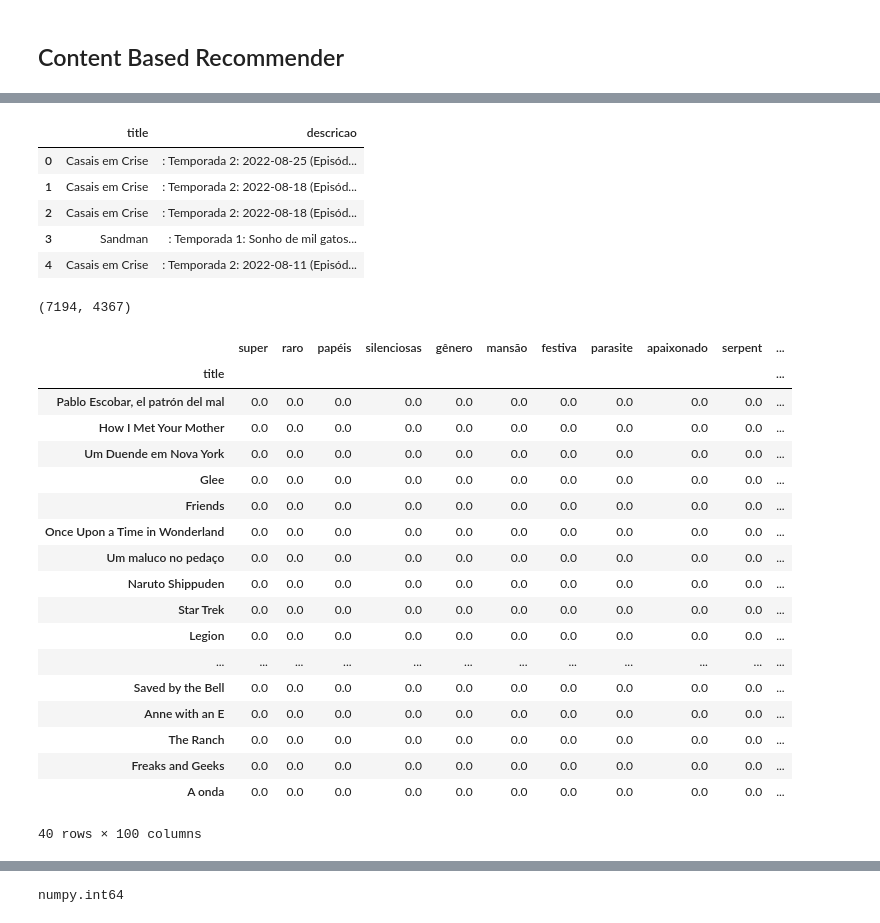
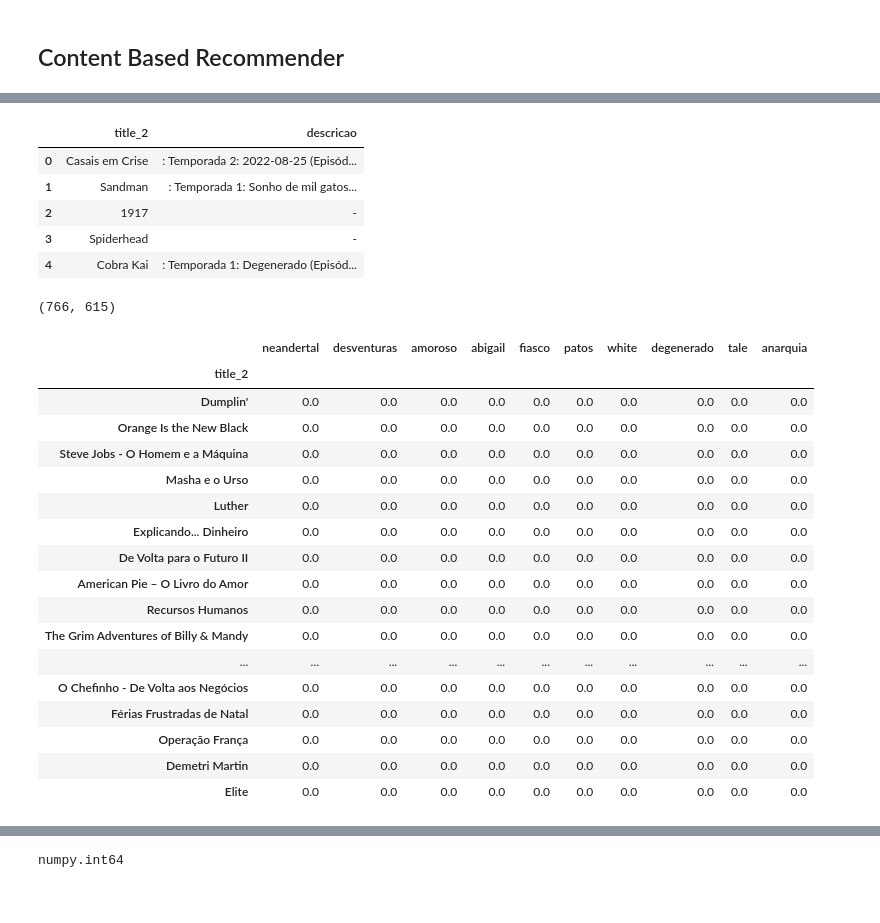
Before and after one commit to Raquelrs3/Netflix_Sistema_Recomendacao, a Jupyter notebook: Netflix_SR_C1_.ipynb, the cells around one changed output, grey strips where cells are left out. Saved outputs shown, nothing was run; the diff lists cells and outputs as text; code cells hidden in the pictures.

```diff
--- a/Netflix_SR_C1_.ipynb
+++ b/Netflix_SR_C1_.ipynb
@@ -461,0 +440,3 @@ df3.reset_index(drop=True, inplace=True)
+# %%
+#tirar duplicados na coluna title e juntar novamente ao dataframe
+df3["title_2"] = df3["title"].drop_duplicates()
@@ -461,0 +452,2 @@ df3.reset_index(drop=True, inplace=True)
+# %%
+df3.drop(["title"], axis=1, inplace=True)
@@ -463,6 +513,8 @@ df3.reset_index(drop=True, inplace=True)
 ## 3.1 Seleção das colunas
 # %%
 df3.drop(["start time", "duration", "attributes", "supplemental video type"], axis=1, inplace=True)
+# %%
+df3.dropna (axis = 0, inplace = True)
 # %% [markdown]
 # 4.0 EDA - Análise Exploratória dos Dados
 # %%
@@ -550,15 +616,13 @@ df6
-# %%
-df6 = df6["title"].drop_duplicates(inplace=True)
 # %%
-dados_modelo = df6[["title","descricao"]]
+dados_modelo = df6[["title_2","descricao"]]
 dados_modelo.head()
 # %% [output]
-|  | title | descricao |
+|  | title_2 | descricao |
 | 0 | Casais em Crise | : Temporada 2: 2022-08-25 (Episód... |
-| 1 | Casais em Crise | : Temporada 2: 2022-08-18 (Episód... |
-| 2 | Casais em Crise | : Temporada 2: 2022-08-18 (Episód... |
-| 3 | Sandman | : Temporada 1: Sonho de mil gatos... |
-| 4 | Casais em Crise | : Temporada 2: 2022-08-11 (Episód... |
+| 1 | Sandman | : Temporada 1: Sonho de mil gatos... |
+| 2 | 1917 | - |
+| 3 | Spiderhead | - |
+| 4 | Cobra Kai | : Temporada 1: Degenerado (Episód... |
 # %%
 tfidf = TfidfVectorizer(stop_words="english")
 # %%
@@ -572,32 +636,31 @@ tfidf_matrix = tfidf.fit_transform(df6["descricao"])
 # %%
 tfidf_matrix.shape
 # %% [output]
-(7194, 4367)
+(766, 615)
 # %%
 #print("Palavras extraídas",tfidf.get_feature_names())
 # %%
 # Matriz esparsa
-pd.DataFrame(tfidf_matrix.toarray(), columns=tfidf.get_feature_names(), index=df6.title).sample(100, axis=1).sample(40, axis=0)
+pd.DataFrame(tfidf_matrix.toarray(), columns=tfidf.get_feature_names(), index=df6.title_2).sample(10, axis=1).sample(20, axis=0)
 # %% [output]
-|  | super | raro | papéis | silenciosas | gênero | mansão | festiva | parasite | apaixonado | serpent | ... |
-| title |  |  |  |  |  |  |  |  |  |  | ... |
-| Pablo Escobar, el patrón del mal | 0.0 | 0.0 | 0.0 | 0.0 | 0.0 | 0.0 | 0.0 | 0.0 | 0.0 | 0.0 | ... |
-| How I Met Your Mother | 0.0 | 0.0 | 0.0 | 0.0 | 0.0 | 0.0 | 0.0 | 0.0 | 0.0 | 0.0 | ... |
-| Um Duende em Nova York | 0.0 | 0.0 | 0.0 | 0.0 | 0.0 | 0.0 | 0.0 | 0.0 | 0.0 | 0.0 | ... |
-| Glee | 0.0 | 0.0 | 0.0 | 0.0 | 0.0 | 0.0 | 0.0 | 0.0 | 0.0 | 0.0 | ... |
-| Friends | 0.0 | 0.0 | 0.0 | 0.0 | 0.0 | 0.0 | 0.0 | 0.0 | 0.0 | 0.0 | ... |
-| Once Upon a Time in Wonderland | 0.0 | 0.0 | 0.0 | 0.0 | 0.0 | 0.0 | 0.0 | 0.0 | 0.0 | 0.0 | ... |
-| Um maluco no pedaço | 0.0 | 0.0 | 0.0 | 0.0 | 0.0 | 0.0 | 0.0 | 0.0 | 0.0 | 0.0 | ... |
-| Naruto Shippuden | 0.0 | 0.0 | 0.0 | 0.0 | 0.0 | 0.0 | 0.0 | 0.0 | 0.0 | 0.0 | ... |
-| Star Trek | 0.0 | 0.0 | 0.0 | 0.0 | 0.0 | 0.0 | 0.0 | 0.0 | 0.0 | 0.0 | ... |
-| Legion | 0.0 | 0.0 | 0.0 | 0.0 | 0.0 | 0.0 | 0.0 | 0.0 | 0.0 | 0.0 | ... |
-| ... | ... | ... | ... | ... | ... | ... | ... | ... | ... | ... | ... |
-| Saved by the Bell | 0.0 | 0.0 | 0.0 | 0.0 | 0.0 | 0.0 | 0.0 | 0.0 | 0.0 | 0.0 | ... |
-| Anne with an E | 0.0 | 0.0 | 0.0 | 0.0 | 0.0 | 0.0 | 0.0 | 0.0 | 0.0 | 0.0 | ... |
-| The Ranch | 0.0 | 0.0 | 0.0 | 0.0 | 0.0 | 0.0 | 0.0 | 0.0 | 0.0 | 0.0 | ... |
-| Freaks and Geeks | 0.0 | 0.0 | 0.0 | 0.0 | 0.0 | 0.0 | 0.0 | 0.0 | 0.0 | 0.0 | ... |
-| A onda | 0.0 | 0.0 | 0.0 | 0.0 | 0.0 | 0.0 | 0.0 | 0.0 | 0.0 | 0.0 | ... |
+|  | neandertal | desventuras | amoroso | abigail | fiasco | patos | white | degenerado | tale | anarquia |
+| title_2 |  |  |  |  |  |  |  |  |  |  |
+| Dumplin' | 0.0 | 0.0 | 0.0 | 0.0 | 0.0 | 0.0 | 0.0 | 0.0 | 0.0 | 0.0 |
+| Orange Is the New Black | 0.0 | 0.0 | 0.0 | 0.0 | 0.0 | 0.0 | 0.0 | 0.0 | 0.0 | 0.0 |
+| Steve Jobs - O Homem e a Máquina | 0.0 | 0.0 | 0.0 | 0.0 | 0.0 | 0.0 | 0.0 | 0.0 | 0.0 | 0.0 |
+| Masha e o Urso | 0.0 | 0.0 | 0.0 | 0.0 | 0.0 | 0.0 | 0.0 | 0.0 | 0.0 | 0.0 |
+| Luther | 0.0 | 0.0 | 0.0 | 0.0 | 0.0 | 0.0 | 0.0 | 0.0 | 0.0 | 0.0 |
+| Explicando... Dinheiro | 0.0 | 0.0 | 0.0 | 0.0 | 0.0 | 0.0 | 0.0 | 0.0 | 0.0 | 0.0 |
+| De Volta para o Futuro II | 0.0 | 0.0 | 0.0 | 0.0 | 0.0 | 0.0 | 0.0 | 0.0 | 0.0 | 0.0 |
+| American Pie – O Livro do Amor | 0.0 | 0.0 | 0.0 | 0.0 | 0.0 | 0.0 | 0.0 | 0.0 | 0.0 | 0.0 |
+| Recursos Humanos | 0.0 | 0.0 | 0.0 | 0.0 | 0.0 | 0.0 | 0.0 | 0.0 | 0.0 | 0.0 |
+| The Grim Adventures of Billy & Mandy | 0.0 | 0.0 | 0.0 | 0.0 | 0.0 | 0.0 | 0.0 | 0.0 | 0.0 | 0.0 |
+| ... | ... | ... | ... | ... | ... | ... | ... | ... | ... | ... |
+| O Chefinho - De Volta aos Negócios | 0.0 | 0.0 | 0.0 | 0.0 | 0.0 | 0.0 | 0.0 | 0.0 | 0.0 | 0.0 |
+| Férias Frustradas de Natal | 0.0 | 0.0 | 0.0 | 0.0 | 0.0 | 0.0 | 0.0 | 0.0 | 0.0 | 0.0 |
+| Operação França | 0.0 | 0.0 | 0.0 | 0.0 | 0.0 | 0.0 | 0.0 | 0.0 | 0.0 | 0.0 |
+| Demetri Martin | 0.0 | 0.0 | 0.0 | 0.0 | 0.0 | 0.0 | 0.0 | 0.0 | 0.0 | 0.0 |
+| Elite | 0.0 | 0.0 | 0.0 | 0.0 | 0.0 | 0.0 | 0.0 | 0.0 | 0.0 | 0.0 |
-40 rows × 100 columns
 # %%
 cosine_sim = linear_kernel(tfidf_matrix,tfidf_matrix)
 # %%
```
Also changed, not shown: parts of 33 cells of this notebook.
